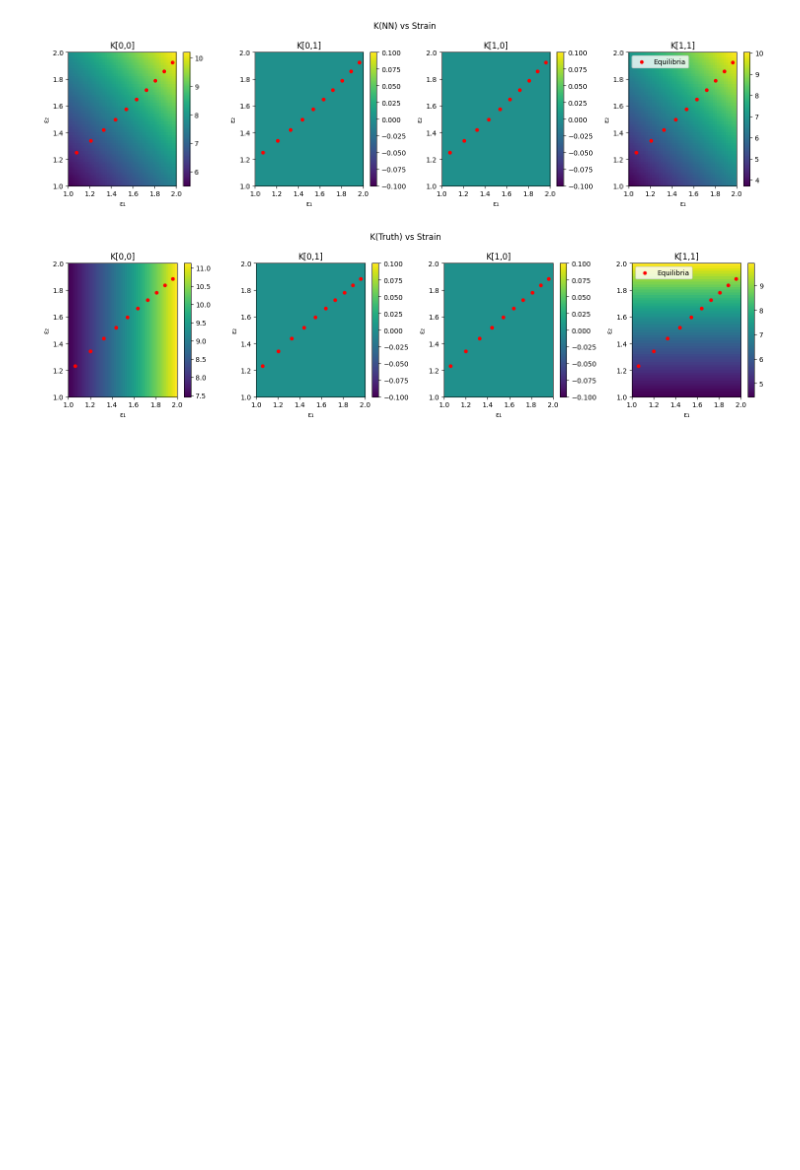
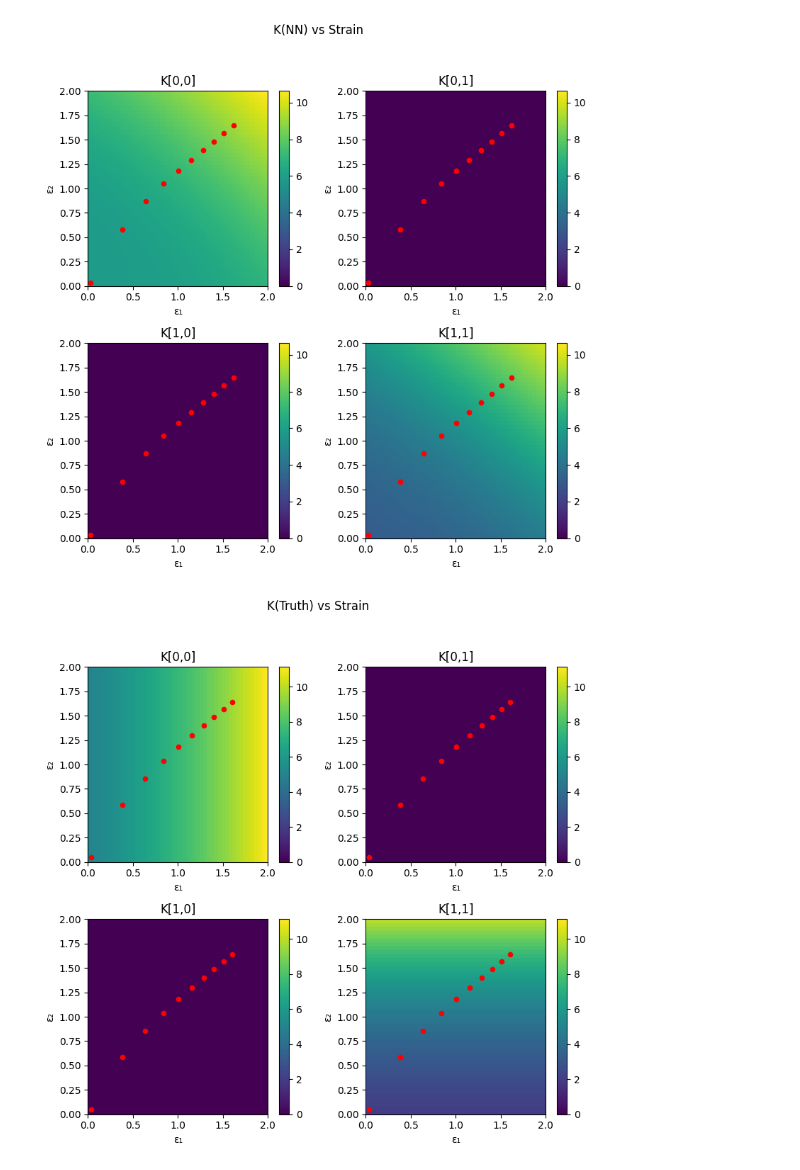
Before and after one commit to ryanchaiyakul/hodel, a Jupyter notebook: triplet.ipynb, the cells around one changed output. Saved outputs shown, nothing was run; the diff lists cells and outputs as text; code cells hidden in the pictures; blank space fills up the shorter version.

Commit message:
with figures and general gravity

```diff
--- a/triplet.ipynb
+++ b/triplet.ipynb
@@ -173,12 +180,12 @@ print(
 xf_stars = ks_sim.sim(lambdas, xf0, Theta_star)
 
 lr = 1e-2
-n_epochs = 500
-schedule = optax.cosine_decay_schedule(init_value=lr, decay_steps=n_epochs, alpha=0.3)
+n_epochs = 700
+#schedule = optax.cosine_decay_schedule(init_value=lr, decay_steps=n_epochs, alpha=0.2)
 
 jit_learn = jax.jit(
     lambda lambdas, xf0, xf_stars, params: nn_sim.learn(
-        lambdas, xf0, xf_stars, params, optim=optax.adam(schedule), n_epochs=n_epochs
+        lambdas, xf0, xf_stars, params, optim=optax.adam(lr), n_epochs=n_epochs
     )
 )
 final_params, L = jit_learn(lambdas, xf0, xf_stars, params)
@@ -227,45 +234,60 @@ for (x1, x2) in xf_stars:
     ks_del_strains.append(ks_energy.get_strain(0, x1, x2, nn_energy.l_k) - 1.0)
 ks_del_strains = jnp.stack(ks_del_strains)
 
 # Get grid for heatmap
 eps1_min, eps2_min = del_strains.min(0)
 eps1_max, eps2_max = del_strains.max(0)
 eps1 = jnp.linspace(jnp.floor(eps1_min), jnp.ceil(eps1_max), 50)
 eps2 = jnp.linspace(jnp.floor(eps2_min), jnp.ceil(eps2_max), 50)
 E1, E2 = jnp.meshgrid(eps1, eps2)
 del_strains_map = jnp.stack([E1.ravel(), E2.ravel()], axis=-1)
 
 # Generate map of Ks
 nn_K = jax.vmap(lambda s: nn_energy.get_K(s, final_params))(del_strains_map)
 ks_K = jax.vmap(lambda s: ks_energy.get_K(s, Theta_star))(del_strains_map)
 
-def visualize_K(K, del_strains, suptitle = "K vs Strains"):
+def visualize_K(K, del_strains, suptitle="K vs Strains"):
     K11 = K[:, 0, 0].reshape(E1.shape)
     K12 = K[:, 0, 1].reshape(E1.shape)
     K21 = K[:, 1, 0].reshape(E1.shape)
     K22 = K[:, 1, 1].reshape(E1.shape)
 
-    fig, axs = plt.subplots(1, 4, figsize=(15, 4))
-    for ax, K, title in zip(
-        axs, [K11, K12, K21, K22], ["K[0,0]", "K[0,1]", "K[1,0]", "K[1,1]"]
-    ):
-        im = ax.imshow(np.asarray(K), extent=(eps1.min(), eps1.max(), eps2.min(), eps2.max()),
-                    origin='lower', cmap='viridis', aspect='auto')
+    Ks = [K11, K12, K21, K22]
+    titles = ["K[0,0]", "K[0,1]", "K[1,0]", "K[1,1]"]
+
+    vmin = min(np.min(Kij) for Kij in Ks)
+    vmax = max(np.max(Kij) for Kij in Ks)
+
+    fig, axs = plt.subplots(2, 2, figsize=(8, 8))
+    axs = axs.flatten()
+
+    for ax, Kij, title in zip(axs, Ks, titles):
+        im = ax.imshow(
+            np.asarray(Kij),
+            extent=(eps1.min(), eps1.max(), eps2.min(), eps2.max()),
+            origin='lower',
+            cmap='viridis',
+            aspect='auto',
+            vmin=vmin,
+            vmax=vmax
+        )
         ax.set_xlabel("ε₁")
         ax.set_ylabel("ε₂")
-        ax.scatter(del_strains[:, 0], del_strains[:, 1], color='red', s=20, marker='o', label='Equilibria')
+        ax.scatter(del_strains[:, 0], del_strains[:, 1],
+                   color='red', s=20, marker='o', label='Equilibria')
         ax.set_title(title)
         fig.colorbar(im, ax=ax)
+
     fig.suptitle(suptitle)
-    plt.legend()
-    plt.tight_layout()
+    plt.tight_layout(rect=(0.0, 0.0, 1.0, 0.95))  # keep suptitle visible
+    #fig.savefig(f"{suptitle}.png", dpi=300, bbox_inches='tight')
     plt.show()
 
 visualize_K(nn_K, del_strains, "K(NN) vs Strain")
 visualize_K(ks_K, ks_del_strains, "K(Truth) vs Strain")
 # %% [output]
-[figure, old version]
+[figure, new version]
-[figure, old version]
+[figure, new version]
 # %%
 def visualize_K_diff(nn: NNTriplet, truth: Triplet, del_strains):
     error = jax.vmap(lambda s: nn.get_K(s, final_params) - truth.get_K(s, Theta_star))(del_strains)
```
Also changed, not shown: parts of 5 cells of this notebook.
